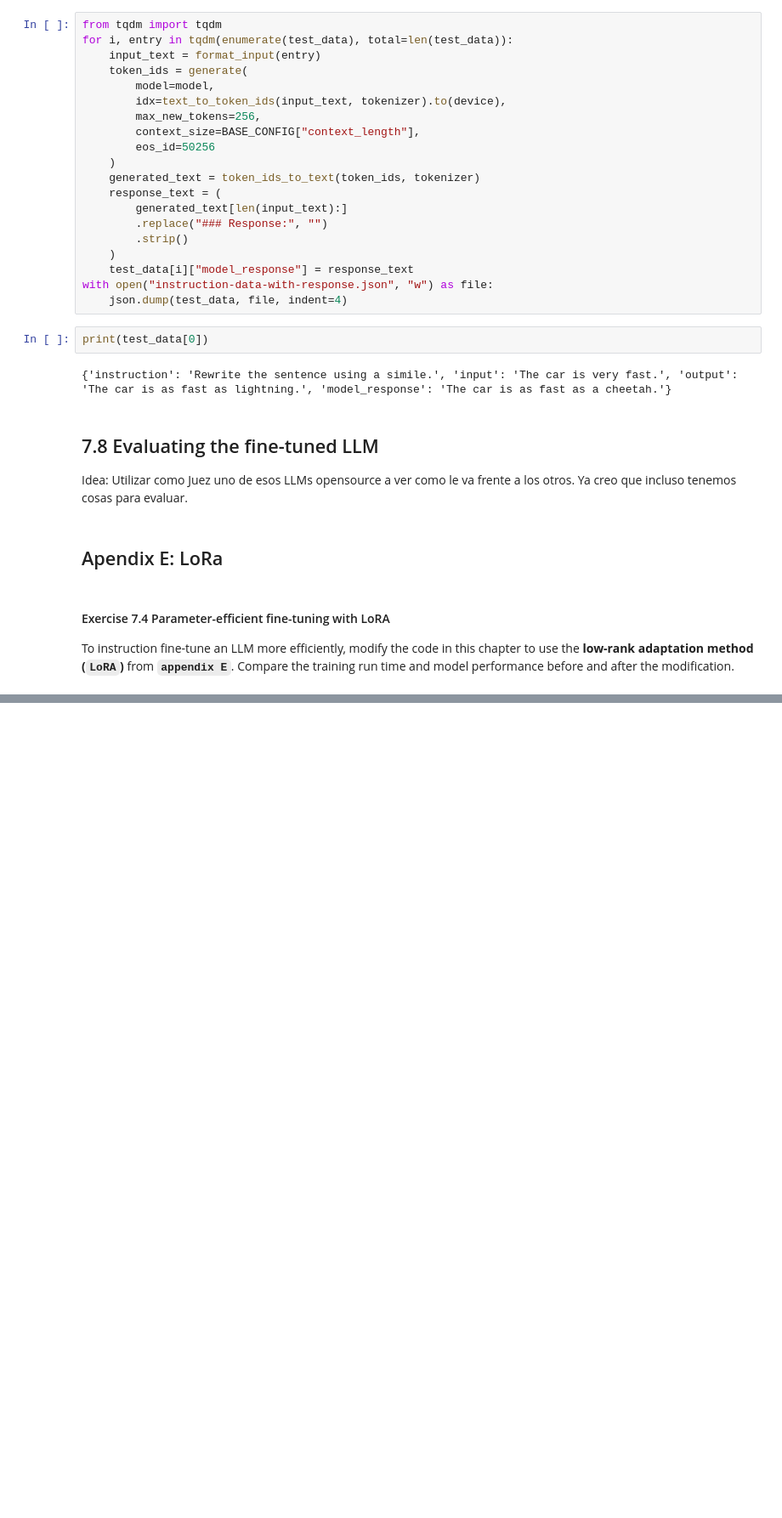
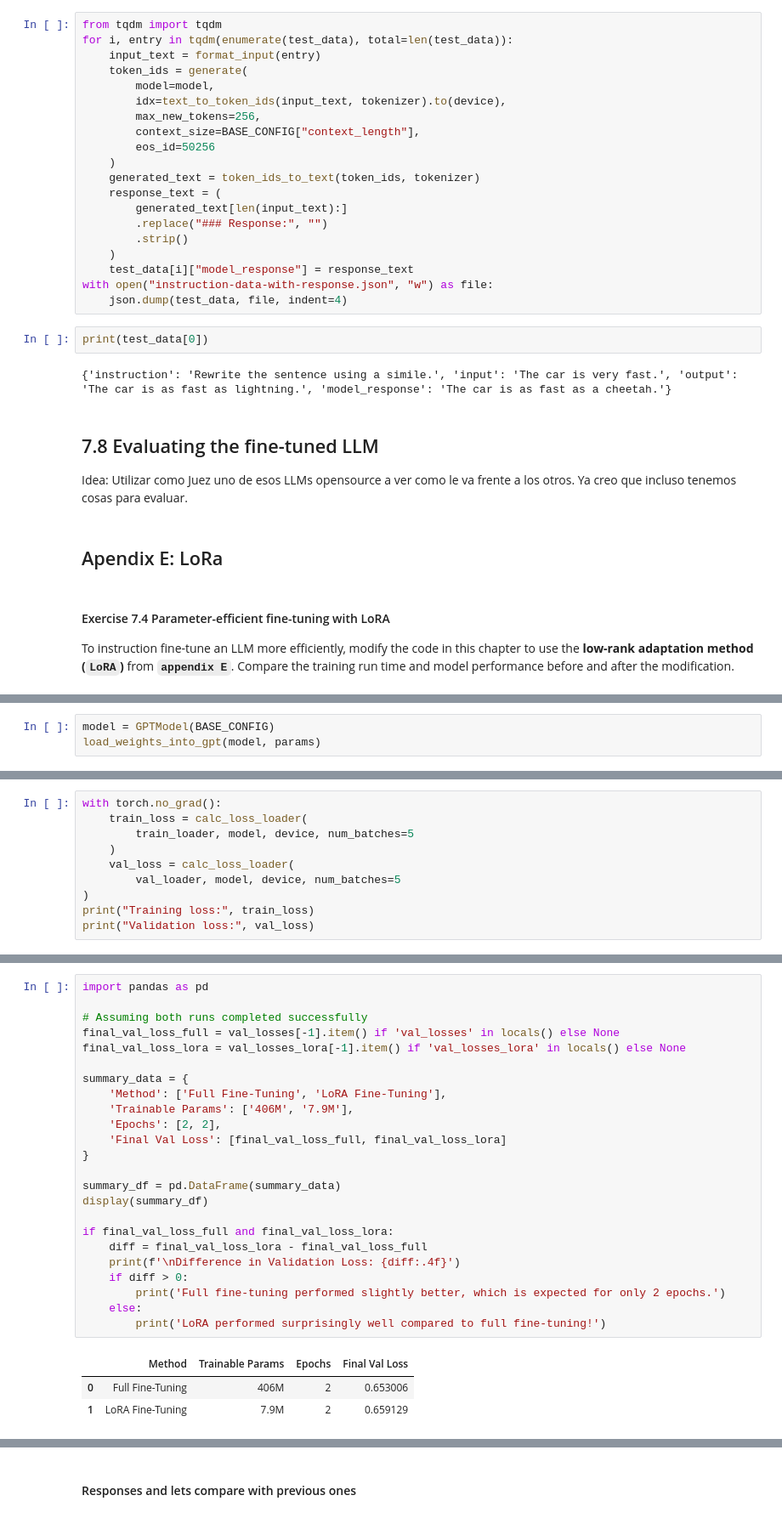
Before and after one commit to jmarrietar/LLMs-from-scratch-study, a Jupyter notebook: Chapter_7.ipynb, the cells around one changed output, grey strips where cells are left out. Shown at 85% size. Saved outputs shown, nothing was run; the diff lists cells and outputs as text; blank space fills up the shorter version.

```diff
--- a/Chapter_7.ipynb
+++ b/Chapter_7.ipynb
@@ -1130,0 +1244,3 @@ To instruction fine-tune an LLM more efficiently, modify the code in this chapte
+# %%
+model = GPTModel(BASE_CONFIG)
+load_weights_into_gpt(model, params)
@@ -1130,0 +1294,10 @@ To instruction fine-tune an LLM more efficiently, modify the code in this chapte
+# %%
+with torch.no_grad():
+    train_loss = calc_loss_loader(
+        train_loader, model, device, num_batches=5
+    )
+    val_loss = calc_loss_loader(
+        val_loader, model, device, num_batches=5
+)
+print("Training loss:", train_loss)
+print("Validation loss:", val_loss)
@@ -1130,0 +1389,28 @@ To instruction fine-tune an LLM more efficiently, modify the code in this chapte
+# %%
+import pandas as pd
+
+# Assuming both runs completed successfully
+final_val_loss_full = val_losses[-1].item() if 'val_losses' in locals() else None
+final_val_loss_lora = val_losses_lora[-1].item() if 'val_losses_lora' in locals() else None
+
+summary_data = {
+    'Method': ['Full Fine-Tuning', 'LoRA Fine-Tuning'],
+    'Trainable Params': ['406M', '7.9M'],
+    'Epochs': [2, 2],
+    'Final Val Loss': [final_val_loss_full, final_val_loss_lora]
+}
+
+summary_df = pd.DataFrame(summary_data)
+display(summary_df)
+
+if final_val_loss_full and final_val_loss_lora:
+    diff = final_val_loss_lora - final_val_loss_full
+    print(f'\nDifference in Validation Loss: {diff:.4f}')
+    if diff > 0:
+        print('Full fine-tuning performed slightly better, which is expected for only 2 epochs.')
+    else:
+        print('LoRA performed surprisingly well compared to full fine-tuning!')
+# %% [output]
+|  | Method | Trainable Params | Epochs | Final Val Loss |
+| 0 | Full Fine-Tuning | 406M | 2 | 0.653006 |
+| 1 | LoRA Fine-Tuning | 7.9M | 2 | 0.659129 |
@@ -1130,0 +1419,2 @@ To instruction fine-tune an LLM more efficiently, modify the code in this chapte
+# %% [markdown]
+#### Responses and lets compare with previous ones
```
Also changed, not shown: parts of 37 cells of this notebook.
